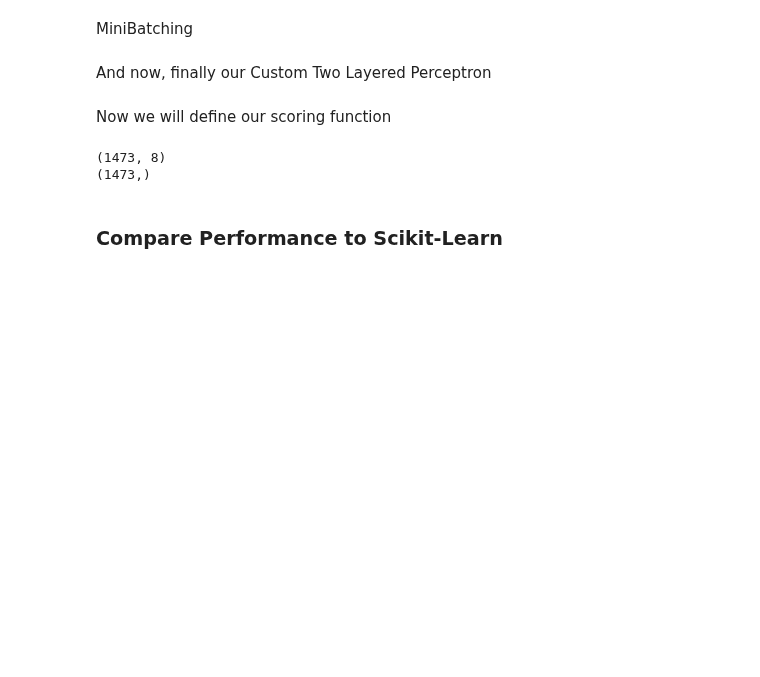
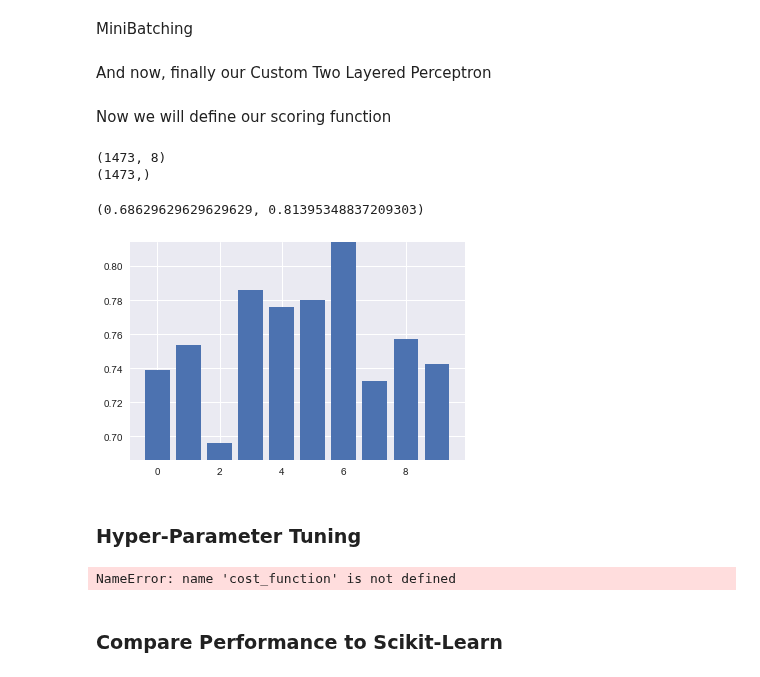
Before and after one commit to Thakugan/machine-learning-notebooks, a Jupyter notebook: 5-evaluation-and-multi-layer-perceptron/mlp-contraceptive-method.ipynb, the cells around one changed output. Drawn from its saved outputs; the diff is of its cells as text; code cells hidden in the pictures; blank space fills up the shorter version.

Commit message:
cv fixed, time compared. error on hyptune

```diff
--- a/5-evaluation-and-multi-layer-perceptron/mlp-contraceptive-method.ipynb
+++ b/5-evaluation-and-multi-layer-perceptron/mlp-contraceptive-method.ipynb
@@ -389,6 +389,10 @@ class TwoLayerPerceptronBase(object):
         """Use scipy.special.expit to avoid overflow"""
         # 1.0 / (1.0 + np.exp(-z))
         return expit(z)
+
+    @staticmethod
+    def _relu(Z):
+        return np.maximum(0,Z.copy())
 
     @staticmethod
     def _add_bias_unit(X, how='column'):
@@ -676,34 +677,62 @@ warnings.filterwarnings('ignore')
 #               eta=0.001,  # learning rate
 #               random_state=1)  # Todo make this use CustomTLP required params
 
 
 params = {
 #     'cost_function':('cross_entropy', 'quadratic'),
 #     'nonlinearity_function':('linear', 'sigmoid'),
     'n_hidden': [50],
     'C': [0.1],
     'epochs': [200],
     'eta': [0.001],
     'random_state': [1]
 }
 
 mlp = CustomTLP()
 
 clf = Pipeline([('scl',StandardScaler()),
                 ('clf',GridSearchCV(mlp, params))])  # use gridSearchCV here
 
 my_scorer = make_scorer(custom_score)
-
+cv = StratifiedKFold(n_splits=10)
 for train_index, test_index in cv.split(X,y):
     X_train, X_test = X[train_index], X[test_index]
     y_train, y_test = y[train_index], y[test_index]
 
 per_fold_eval_criteria = cross_val_score(estimator=clf,
                                     X=X,
                                     y=y,
                                     cv=cv,
                                     scoring=my_scorer
                                    )
+
+plt.bar(range(len(per_fold_eval_criteria)),per_fold_eval_criteria)
+plt.ylim([min(per_fold_eval_criteria)-0.01,max(per_fold_eval_criteria)])
+# %% [output]
+(0.68629629629629629, 0.81395348837209303)
+[figure, added]
+# %% [markdown]
+### Hyper-Parameter Tuning
+# %%
+from sklearn.model_selection import GridSearchCV
+from sklearn.pipeline import make_pipeline
+
+params = {
+    'cost_function':('cross_entropy', 'quadratic'),
+    'nonlinearity_function':('linear', 'sigmoid'),
+    'n_hidden': [50],
+    'C': [0.1],
+    'epochs': [200],
+    'eta': [0.001],
+    'random_state': [1]
+}
+mlp = CustomTLP()
+my_scorer = make_scorer(custom_score)
+clf = GridSearchCV(mlp, params, scoring=my_scorer, cv=cv)
+clf.fit(X, y)
+pd.DataFrame(clf.cv_results_)
+# %% [output]
+NameError: name 'cost_function' is not defined
 # %% [markdown]
 ### Compare Performance to Scikit-Learn
 # %%
```
Also changed, not shown: parts of 8 cells of this notebook.
